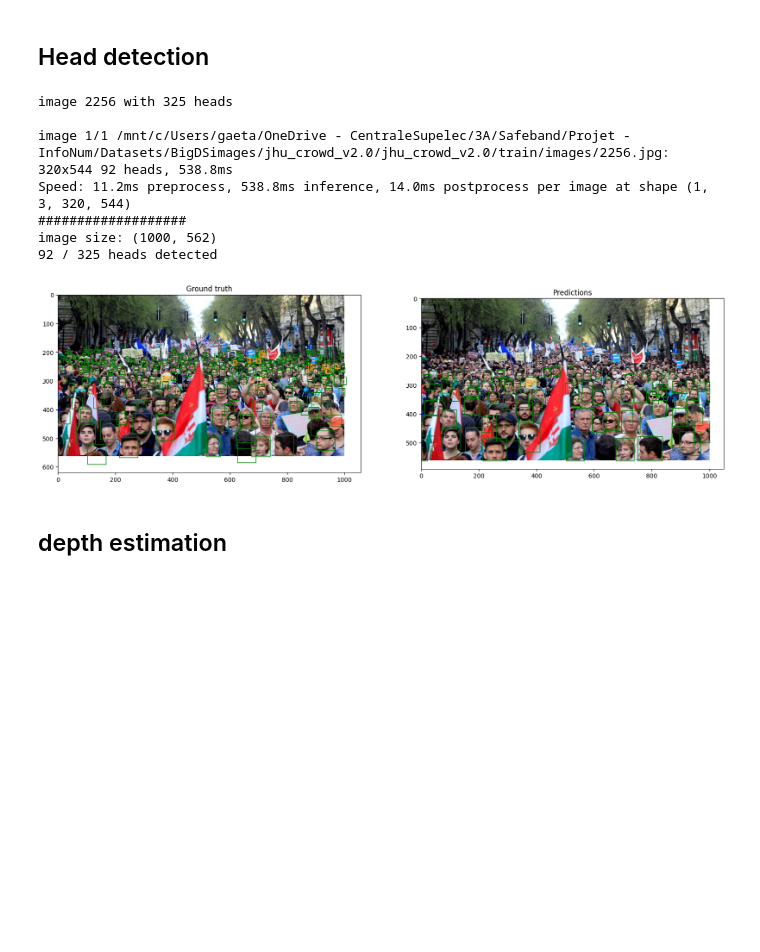
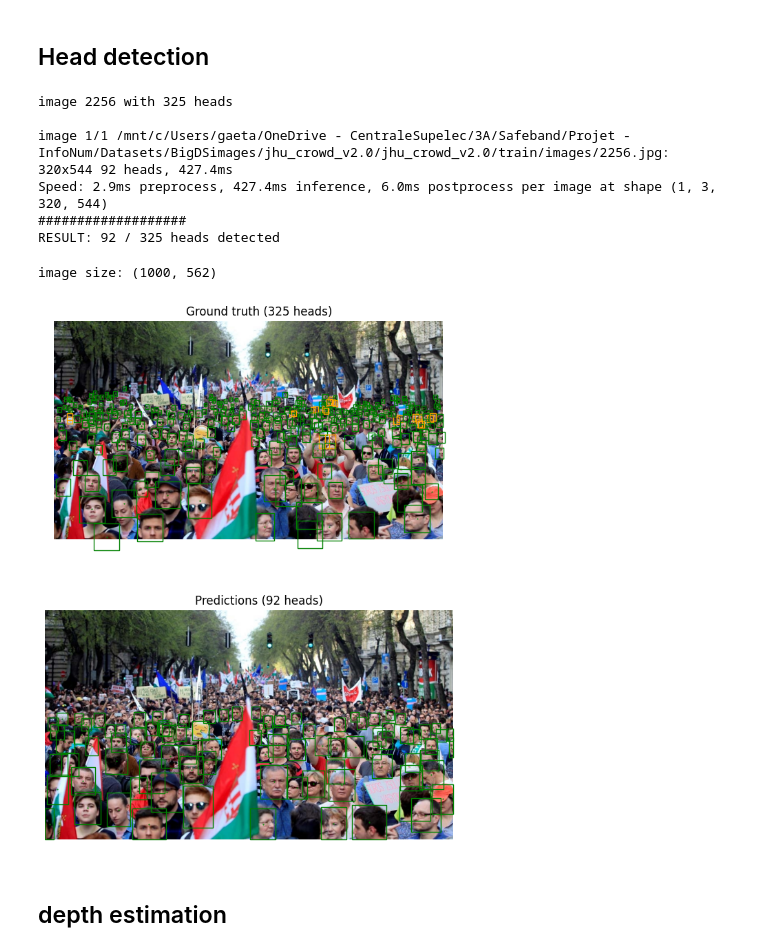
Before and after one commit to Safe-Band/people-detection-and-distance-estimation-inside-monocular-image, a Jupyter notebook: main.ipynb, the cells around one changed output. Cells and saved outputs as stored; diff of their text form; code cells hidden in the pictures; blank space fills up the shorter version.

```diff
--- a/main.ipynb
+++ b/main.ipynb
@@ -51,30 +51,31 @@ for result in results:
         # Ajouter la ligne au DataFrame
         detected_heads.loc[len(detected_heads)] = new_row
 
-fig, axes = plt.subplots(1,2, figsize=(20,10))
-image = Image.open(image_path)
-print("image size:", image.size)
-DB.show_img(image, ax=axes[0])
-DB.show_img(image, ax=axes[1])
-DB.show_headboxes(heads, ax=axes[0])
-DB.show_headboxes(detected_heads, ax=axes[1])
-axes[0].set_title("Ground truth")
-axes[1].set_title("Predictions")
 
-print(f"{len(detected_heads)} / {len(heads)} heads detected")
-
-# print(result)
-
-# Display the result
+print(f"RESULT: {len(detected_heads)} / {len(heads)} heads detected")
 # %% [output]
 image 2256 with 325 heads
 
-image 1/1 /mnt/c/Users/gaeta/OneDrive - CentraleSupelec/3A/Safeband/Projet - InfoNum/Datasets/BigDSimages/jhu_crowd_v2.0/jhu_crowd_v2.0/train/images/2256.jpg: 320x544 92 heads, 538.8ms
-Speed: 11.2ms preprocess, 538.8ms inference, 14.0ms postprocess per image at shape (1, 3, 320, 544)
+image 1/1 /mnt/c/Users/gaeta/OneDrive - CentraleSupelec/3A/Safeband/Projet - InfoNum/Datasets/BigDSimages/jhu_crowd_v2.0/jhu_crowd_v2.0/train/images/2256.jpg: 320x544 92 heads, 427.4ms
+Speed: 2.9ms preprocess, 427.4ms inference, 6.0ms postprocess per image at shape (1, 3, 320, 544)
 ###################
-image size: (1000, 562)
-92 / 325 heads detected
+RESULT: 92 / 325 heads detected
-[figure, removed]
+# %%
+# show results
+fig, axes = plt.subplots(2,1, figsize=(10,10))
+image = Image.open(image_path)
+print("image size:", image.size)
+DB.show_img(image, ax=axes[0])
+DB.show_img(image, ax=axes[1])
+DB.show_headboxes(heads, ax=axes[0])
+DB.show_headboxes(detected_heads, ax=axes[1])
+axes[0].set_title(f"Ground truth ({info['total-count']} heads)")
+axes[1].set_title(f"Predictions ({len(detected_heads)} heads)")
+axes[0].set_axis_off()
+axes[1].set_axis_off()
+# %% [output]
+image size: (1000, 562)
+[figure, added]
 # %% [markdown]
 ## depth estimation
 # %%
```
Also changed, not shown: parts of 8 cells of this notebook, 15 other files.
